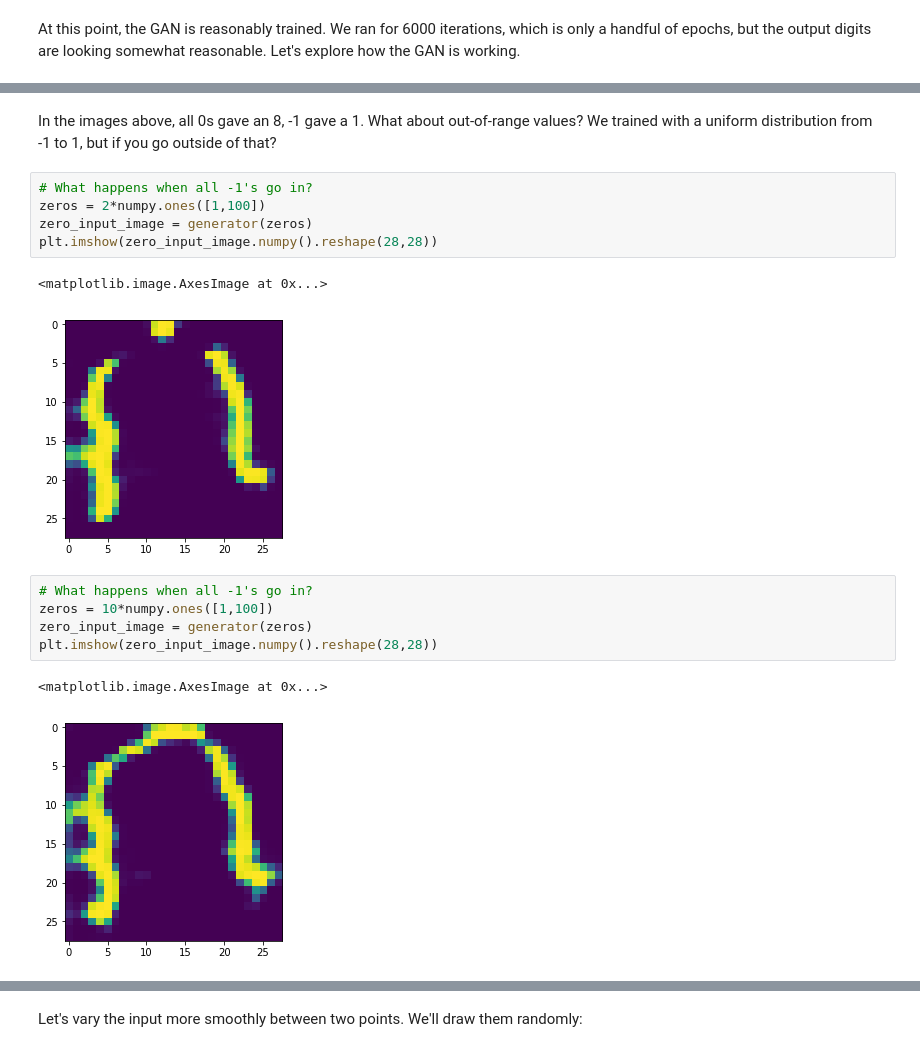
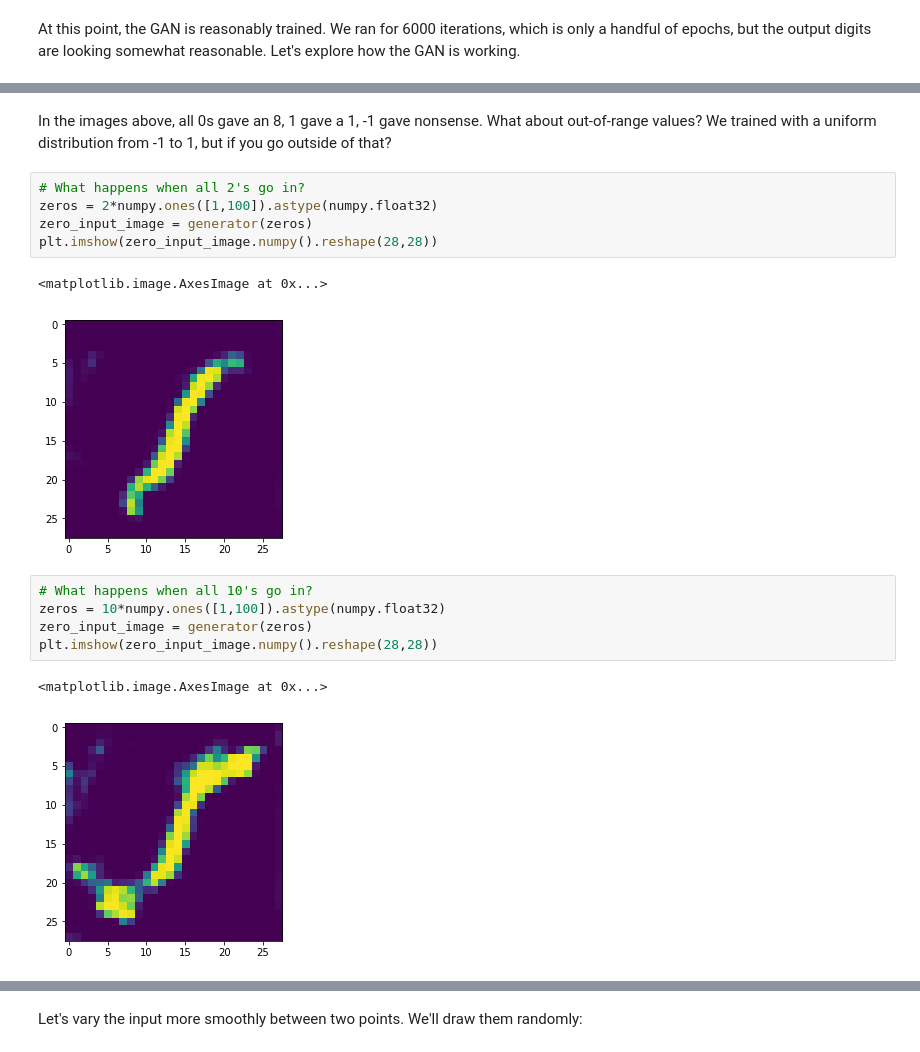
Before and after one commit to argonne-lcf/AI4ScienceTutorial, a Jupyter notebook: sess4_generative_models/GANs.ipynb, the cells around one changed output, grey strips where cells are left out. Drawn from its saved outputs; the diff is of its cells as text.

```diff
--- a/sess4_generative_models/GANs.ipynb
+++ b/sess4_generative_models/GANs.ipynb
@@ -545,19 +549,19 @@ plt.imshow(zero_input_image.numpy().reshape(28,28))
 # %% [markdown]
-In the images above, all 0s gave an 8, -1 gave a 1.  What about out-of-range values?  We trained with a uniform distribution from -1 to 1, but if you go outside of that?
+In the images above, all 0s gave an 8, 1 gave a 1, -1 gave nonsense.  What about out-of-range values?  We trained with a uniform distribution from -1 to 1, but if you go outside of that?
 # %%
-# What happens when all -1's go in?
-zeros = 2*numpy.ones([1,100])
+# What happens when all 2's go in?
+zeros = 2*numpy.ones([1,100]).astype(numpy.float32)
 zero_input_image = generator(zeros)
 plt.imshow(zero_input_image.numpy().reshape(28,28))
 # %% [output]
 <matplotlib.image.AxesImage at 0x...>
-[figure, old version]
+[figure, new version]
 # %%
-# What happens when all -1's go in?
-zeros = 10*numpy.ones([1,100])
+# What happens when all 10's go in?
+zeros = 10*numpy.ones([1,100]).astype(numpy.float32)
 zero_input_image = generator(zeros)
 plt.imshow(zero_input_image.numpy().reshape(28,28))
 # %% [output]
 <matplotlib.image.AxesImage at 0x...>
-[figure, old version]
+[figure, new version]
 # %%
```
Also changed, not shown: parts of 19 cells of this notebook.
